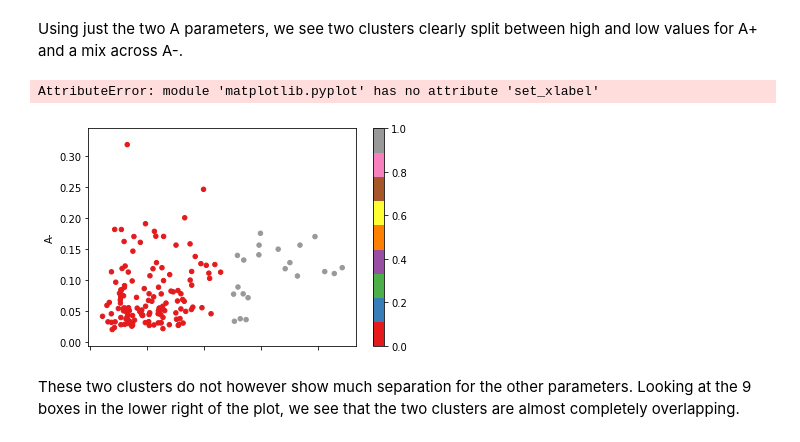
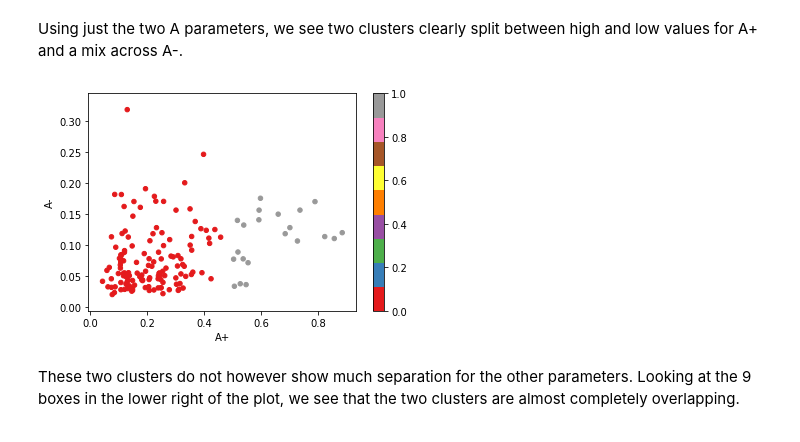
Before and after one commit to adampower48/ca4015_assignment1_dan_adam, a Jupyter notebook: book/_build/jupyter_execute/clustering.ipynb, the cells around one changed output. Cells and saved outputs as stored; diff of their text form; code cells hidden in the pictures.

```diff
--- a/book/_build/jupyter_execute/clustering.ipynb
+++ b/book/_build/jupyter_execute/clustering.ipynb
@@ -63,12 +63,12 @@ As expected, most participants prefer a higher winning frequency, with 143 of th
 Using just the two A parameters, we see two clusters clearly split between high and low values for A+ and a mix across A-.
 # %%
 agg_cluster_A = AgglomerativeClustering().fit(df_orl[["A+", "A-"]])
-df_orl.plot.scatter("A+", "A-", c=agg_cluster_A.labels_, cmap="Set1")
-plt.set_xlabel("A+")
+fig, ax = plt.subplots()
+df_orl.plot.scatter("A+", "A-", c=agg_cluster_A.labels_, cmap="Set1", ax=ax)
+ax.set_xlabel("A+")
 plt.show()
 # %% [output]
-AttributeError: module 'matplotlib.pyplot' has no attribute 'set_xlabel'
-[figure, old version]
+[figure, new version]
 # %% [markdown]
 These two clusters do not however show much separation for the other parameters. Looking at the 9 boxes in the lower right of the plot, we see that the two clusters are almost completely overlapping.
 # %%
```
Also changed, not shown: parts of 12 cells of this notebook, 28 other files.
